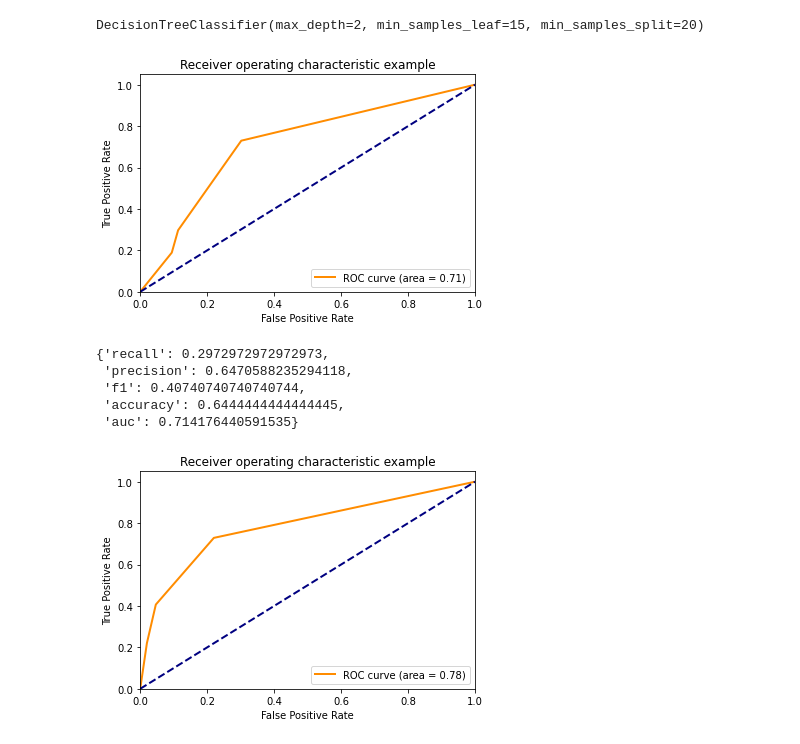
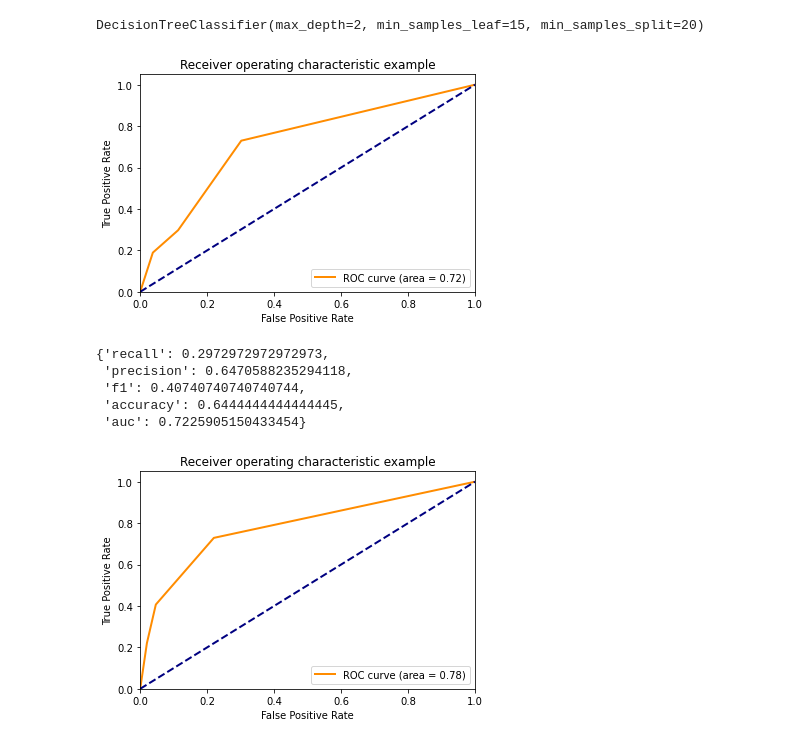
Before and after one commit to sebasjp/ml-applications, a Jupyter notebook: heart-failure/notebooks/arboles-decision.ipynb, the cells around one changed output. Cells and saved outputs as stored; diff of their text form; code cells hidden in the pictures.

```diff
--- a/heart-failure/notebooks/arboles-decision.ipynb
+++ b/heart-failure/notebooks/arboles-decision.ipynb
@@ -21,3 +29,6 @@ y_test  = y_test['DEATH_EVENT']
+# %%
+X_train = X_train.loc[: , features_selected]
+X_test = X_test.loc[: , features_selected]
 # %%
 X_train.head()
 # %% [output]
@@ -97,7 +104,7 @@ scoring = {'recall': 'recall',
            'precision': 'precision',
            'f1': 'f1'}
 
-grid = {'max_depth': np.arange(1, 7, 1)}
+grid = {'max_depth': np.arange(2, 7, 1)}
 
 grid_search = GridSearchCV(estimator = model,
                            param_grid = grid,
@@ -192,7 +204,7 @@ grid_search = GridSearchCV(estimator = model,
                            refit = 'precision'
                            )
 
-grid_search.fit(X_train2, y_train)
+grid_search.fit(X_train, y_train)
 # %% [output]
 GridSearchCV(cv=5, estimator=DecisionTreeClassifier(), n_jobs=-1,
              param_grid={'criterion': ['gini', 'entropy'],
@@ -207,18 +219,18 @@ print("Best: %f using %s" % (grid_search.best_score_, grid_search.best_params_))
 Best: 0.842857 using {'criterion': 'gini', 'max_depth': 2, 'min_samples_leaf': 15, 'min_samples_split': 20}
 # %%
 dt = DecisionTreeClassifier(**grid_search.best_params_)
-dt.fit(X_train2, y_train)
+dt.fit(X_train, y_train)
 # %% [output]
 DecisionTreeClassifier(max_depth=2, min_samples_leaf=15, min_samples_split=20)
 # %%
-y_pred  = dt.predict(X_test2)
-y_proba = dt.predict_proba(X_test2)[:,1]
+y_pred  = dt.predict(X_test)
+y_proba = dt.predict_proba(X_test)[:,1]
 evaluate(y_test, y_pred, y_proba)
 # %% [output]
-[figure, old version]
+[figure, new version]
 {'recall': 0.2972972972972973,
  'precision': 0.6470588235294118,
  'f1': 0.40740740740740744,
  'accuracy': 0.6444444444444445,
- 'auc': 0.714176440591535}
+ 'auc': 0.7225905150433454}
 # %%
```
Also changed, not shown: parts of 15 cells of this notebook, 15 other files.
